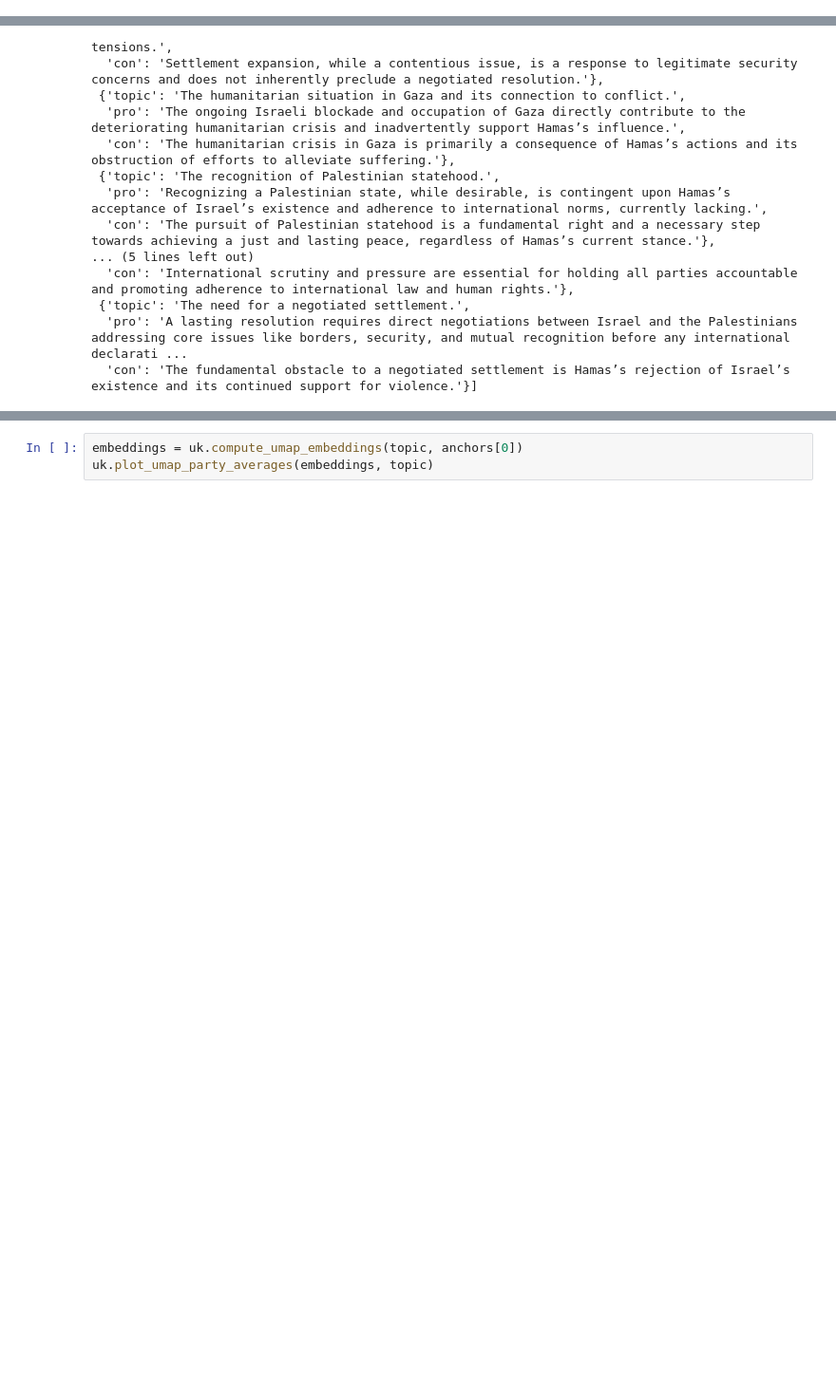
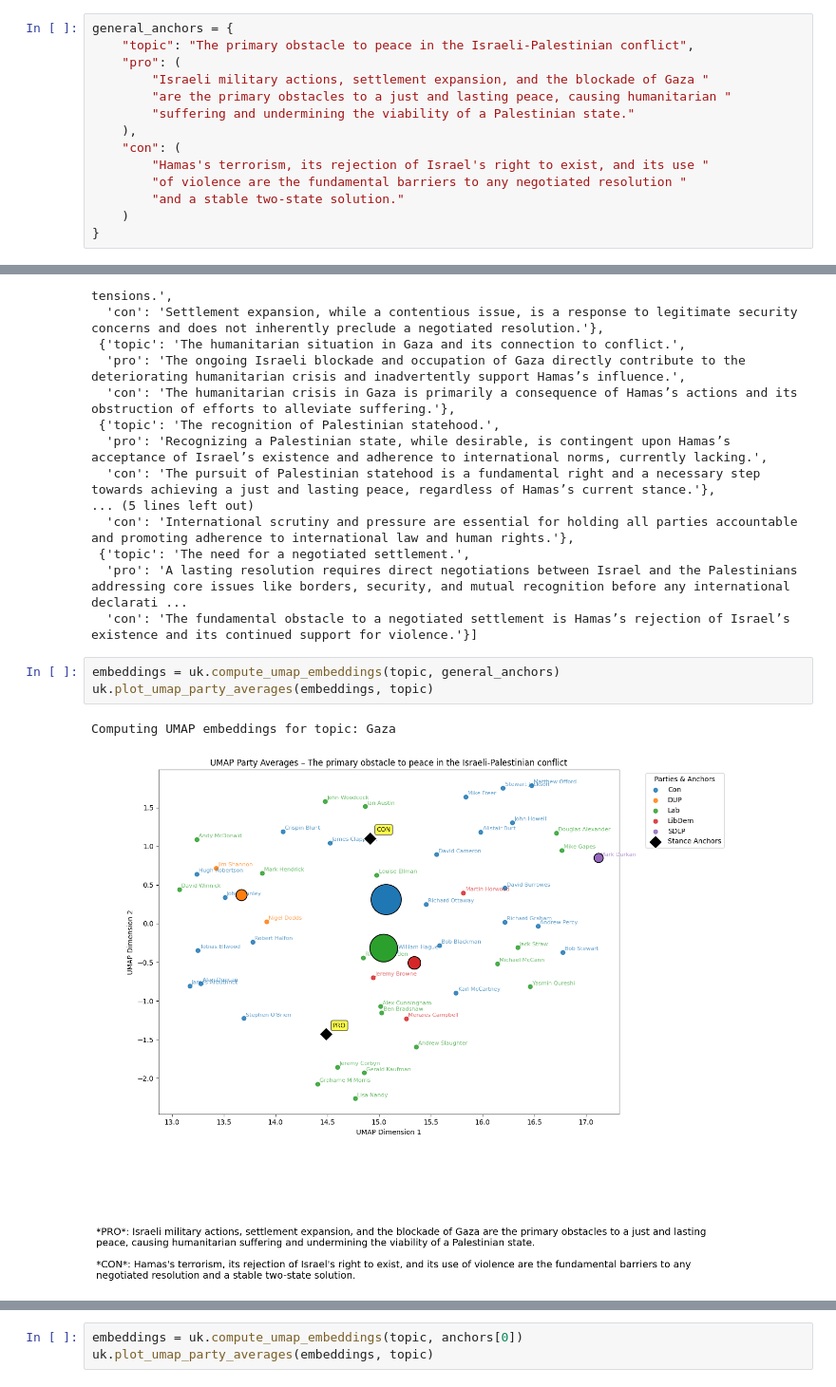
Before and after one commit to fedefraschio/stance-detection-uk-parliament, a Jupyter notebook: notebooks/stance_detection.ipynb, the cells around one changed output, grey strips where cells are left out. Shown at 95% size. Cells and saved outputs as stored; diff of their text form; blank space fills up the shorter version.

Commit message:
axis of controversy for macro topics

```diff
--- a/notebooks/stance_detection.ipynb
+++ b/notebooks/stance_detection.ipynb
@@ -168,3 +170,17 @@ uk.set_summarization_for_topic(topic, summarizations)
+# %%
+general_anchors = {
+    "topic": "The primary obstacle to peace in the Israeli-Palestinian conflict",
+    "pro": (
+        "Israeli military actions, settlement expansion, and the blockade of Gaza "
+        "are the primary obstacles to a just and lasting peace, causing humanitarian "
+        "suffering and undermining the viability of a Palestinian state."
+    ),
+    "con": (
+        "Hamas's terrorism, its rejection of Israel's right to exist, and its use "
+        "of violence are the fundamental barriers to any negotiated resolution "
+        "and a stable two-state solution."
+    )
+}
 # %%
 anchors=uk.generate_anchors(topic)
 # %% [output]
@@ -197,3 +213,9 @@ anchors
  {'topic': 'The need for a negotiated settlement.',
   'pro': 'A lasting resolution requires direct negotiations between Israel and the Palestinians addressing core issues like borders, security, and mutual recognition before any international declarati ...
   'con': 'The fundamental obstacle to a negotiated settlement is Hamas’s rejection of Israel’s existence and its continued support for violence.'}]
+# %%
+embeddings = uk.compute_umap_embeddings(topic, general_anchors)
+uk.plot_umap_party_averages(embeddings, topic)
+# %% [output]
+Computing UMAP embeddings for topic: Gaza
+[figure, added]
```
Also changed, not shown: parts of 18 cells of this notebook, 1 other file.
